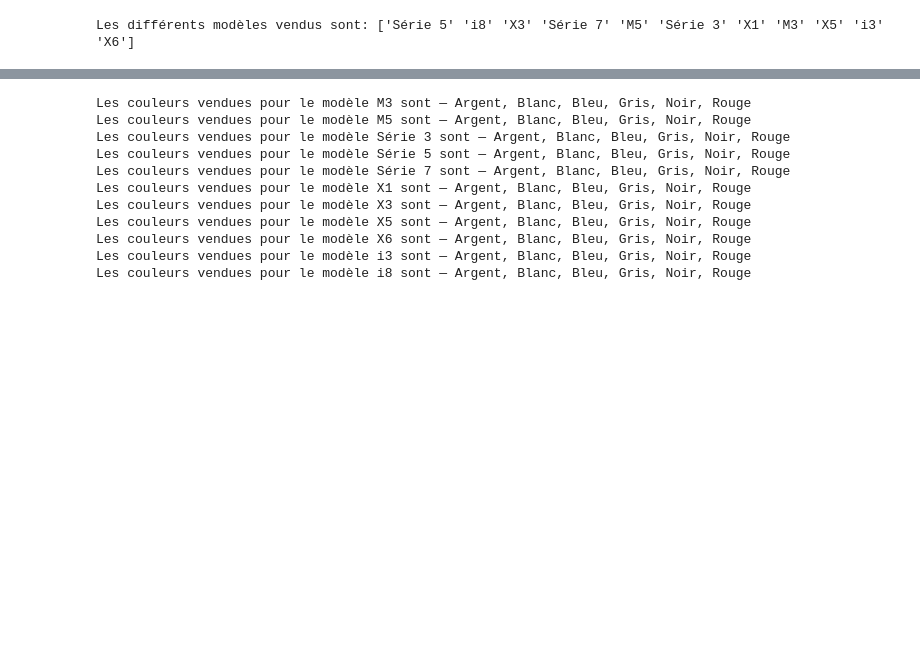
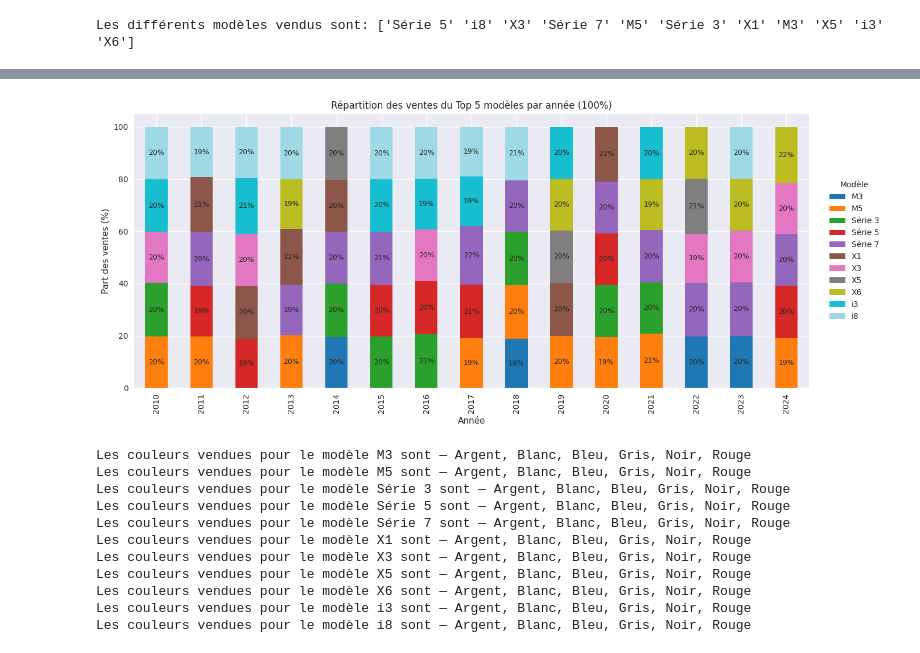
Before and after one commit to Nandaak96/BMW-Worldwide-Sales-Records-2010-2024-, a Jupyter notebook: Traitrement.ipynb, the cells around one changed output, grey strips where cells are left out. Drawn from its saved outputs; the diff is of its cells as text; code cells hidden in the pictures; blank space fills up the shorter version.

```diff
--- a/Traitrement.ipynb
+++ b/Traitrement.ipynb
@@ -233,3 +293,46 @@ modele_annee= df.groupby('Année', 'Modèle')['Volume de ventes'].sum()
+# %%
+ventes_par_modele = ventes_par_modele.sort_values(['Année', 'Volume de ventes'], ascending=[True, False])
+
+#5 premiers modèles les plus vendus pour chaque année
+top5_par_annee = ventes_par_modele.groupby('Année').head(5)
+
+pivot = (
+    top5_par_annee
+    .pivot_table(index='Année', columns='Modèle', values='Volume de ventes', aggfunc='sum', fill_value=0)
+)
+
+# Convertir en pourcentages
+pivot_pct = pivot.div(pivot.sum(axis=1), axis=0) * 100
+
+
+# Tracer le graphique empilé à 100%
+fig, ax = plt.subplots(figsize=(14,6))
+pivot_pct.plot(kind='bar', stacked=True, ax=ax, cmap='tab20')
+
+ax.set_title("Répartition des ventes du Top 5 modèles par année (100%)")
+ax.set_xlabel("Année")
+ax.set_ylabel("Part des ventes (%)")
+ax.set_yticks([0,20,40,60,80,100])
+ax.legend(title="Modèle", bbox_to_anchor=(1.02, 0.5), loc="center left")
+
+
+# Ajouter les labels % dans les segments
+threshold = 4  # pour n'afficher que les parts >= 4%
+for i, year in enumerate(pivot_pct.index):
+    bottom = 0
+    for model in pivot_pct.columns:
+        value = pivot_pct.loc[year, model]
+        if value >= threshold:
+            ax.text(
+                i, bottom + value/2, f"{value:.0f}%",
+                ha='center', va='center', fontsize=9
+            )
+        bottom += value
+
+plt.tight_layout()
+plt.show()
+# %% [output]
+[figure, added]
 # %%
 #Couleurs vendues pour chaque modèle
 
```
Also changed, not shown: parts of 9 cells of this notebook.
